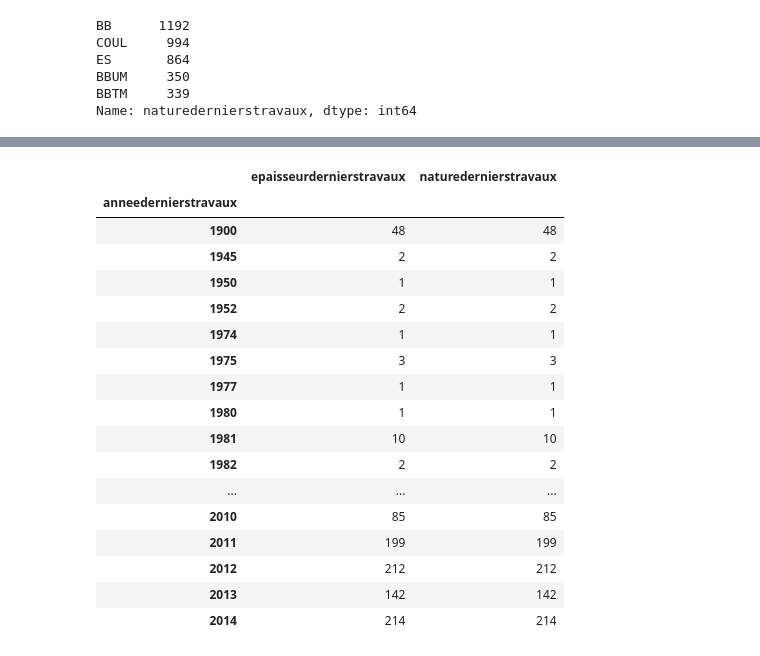
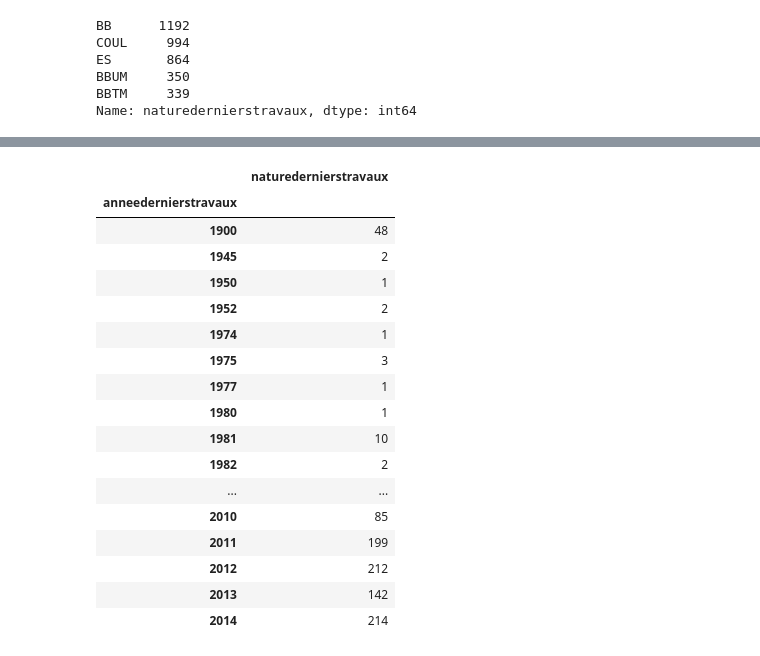
Before and after one commit to MIKPONHOUE/python-final1, a Jupyter notebook: routes.ipynb, the cells around one changed output, grey strips where cells are left out. Drawn from its saved outputs; the diff is of its cells as text; code cells hidden in the pictures.

```diff
--- a/routes.ipynb
+++ b/routes.ipynb
@@ -2,7 +2,7 @@
 import numpy as np
 import pandas as pd
 import matplotlib.pyplot as plt
-df5 = pd.read_csv("route.csv",sep=';')
+df5 = pd.read_csv("route.csv",sep=';',decimal=',')
 df5.head()
 # %% [output]
 |  | entityid | route | rub | age | mois | annee | prd | abd | prf | abf | cumuld | ... |
@@ -69,0 +93,3 @@ df.head()
+# %%
+df1=df6.loc[:,['naturedernierstravaux','anneedernierstravaux']]
+df1.head()
@@ -70,21 +103,22 @@ df.head()
 # %%
-df.groupby('anneedernierstravaux').count()
+dfb=df1.groupby('anneedernierstravaux').count()
+dfb
 # %% [output]
-|  | epaisseurdernierstravaux | naturedernierstravaux |
-| anneedernierstravaux |  |  |
-| 1900 | 48 | 48 |
-| 1945 | 2 | 2 |
-| 1950 | 1 | 1 |
-| 1952 | 2 | 2 |
-| 1974 | 1 | 1 |
-| 1975 | 3 | 3 |
-| 1977 | 1 | 1 |
-| 1980 | 1 | 1 |
-| 1981 | 10 | 10 |
-| 1982 | 2 | 2 |
-| ... | ... | ... |
-| 2010 | 85 | 85 |
-| 2011 | 199 | 199 |
-| 2012 | 212 | 212 |
-| 2013 | 142 | 142 |
-| 2014 | 214 | 214 |
+|  | naturedernierstravaux |
+| anneedernierstravaux |  |
+| 1900 | 48 |
+| 1945 | 2 |
+| 1950 | 1 |
+| 1952 | 2 |
+| 1974 | 1 |
+| 1975 | 3 |
+| 1977 | 1 |
+| 1980 | 1 |
+| 1981 | 10 |
+| 1982 | 2 |
+| ... | ... |
+| 2010 | 85 |
+| 2011 | 199 |
+| 2012 | 212 |
+| 2013 | 142 |
+| 2014 | 214 |
```
Also changed, not shown: parts of 10 cells of this notebook.
